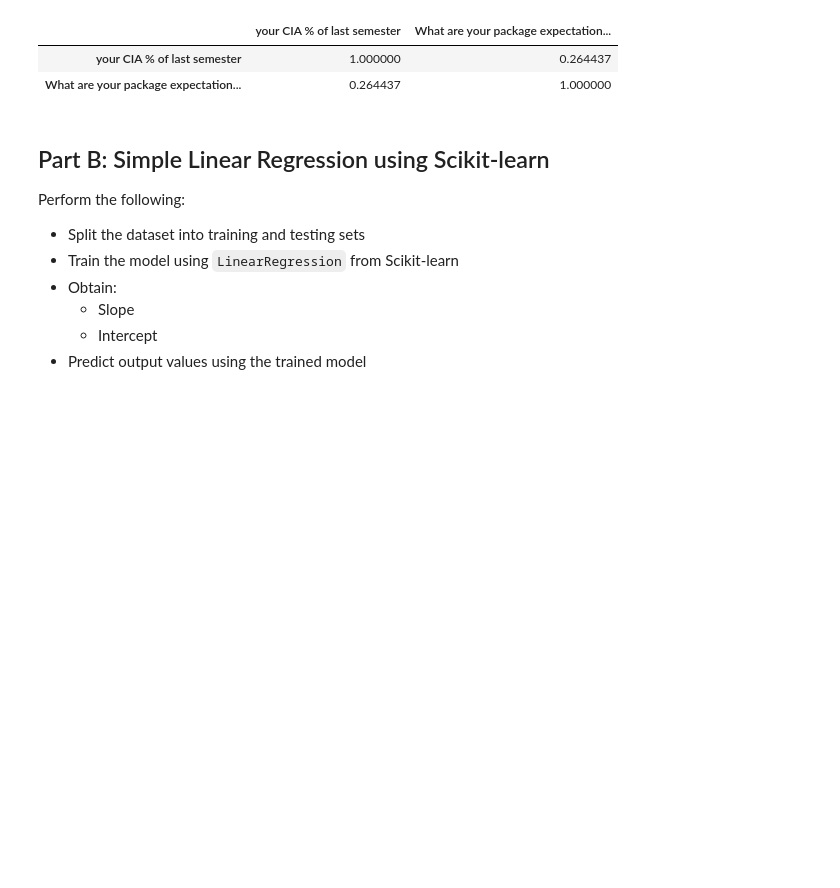
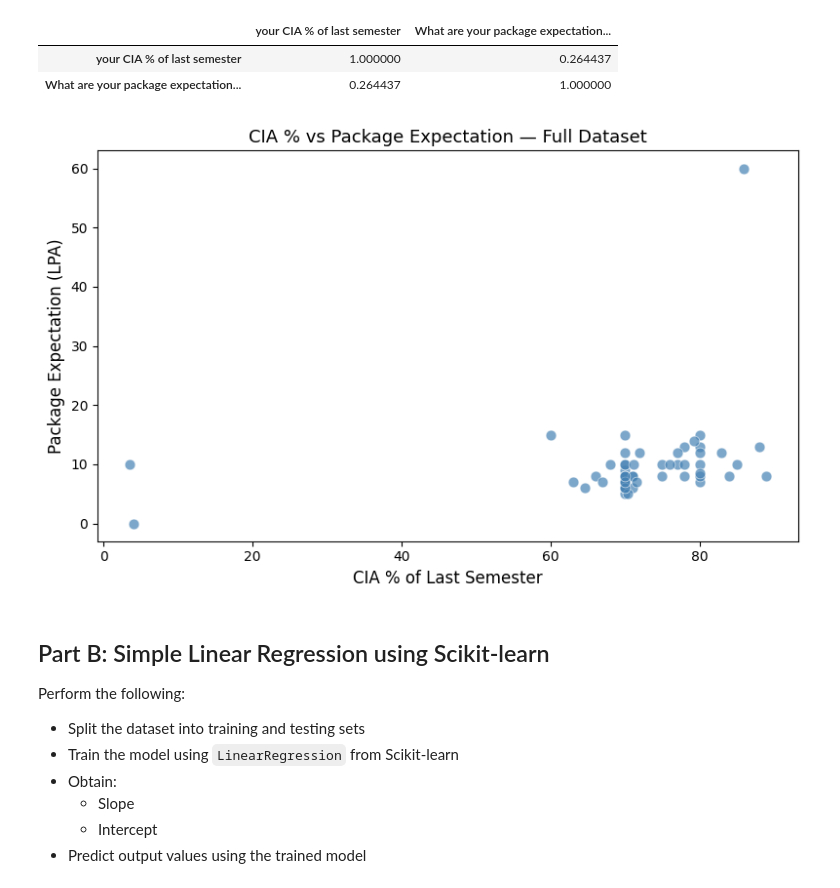
Before and after one commit to ArdenDiago/ML-Lab, a Jupyter notebook: lab/lab3/lab3.ipynb, the cells around one changed output. Drawn from its saved outputs; the diff is of its cells as text; code cells hidden in the pictures; blank space fills up the shorter version.

```diff
--- a/lab/lab3/lab3.ipynb
+++ b/lab/lab3/lab3.ipynb
@@ -281,6 +281,19 @@ df[[independent_var, dependent_var]].corr()
 |  | your CIA % of last semester | What are your package expectation... |
 | your CIA % of last semester | 1.000000 | 0.264437 |
 | What are your package expectation... | 0.264437 | 1.000000 |
+# %%
+
+# Scatter plot: relationship between CIA% and Package Expectation
+fig, ax = plt.subplots(figsize=(8, 5))
+ax.scatter(df[independent_var], df[dependent_var],
+           color='steelblue', alpha=0.7, edgecolors='white', linewidths=0.5, s=60)
+ax.set_xlabel('CIA % of Last Semester', fontsize=12)
+ax.set_ylabel('Package Expectation (LPA)', fontsize=12)
+ax.set_title('CIA % vs Package Expectation — Full Dataset', fontsize=13)
+plt.tight_layout()
+plt.show()
+# %% [output]
+[figure, added]
 # %% [markdown]
 ## Part B: Simple Linear Regression using Scikit-learn
 Perform the following:
```
Also changed, not shown: parts of 5 cells of this notebook, 1 other file.
